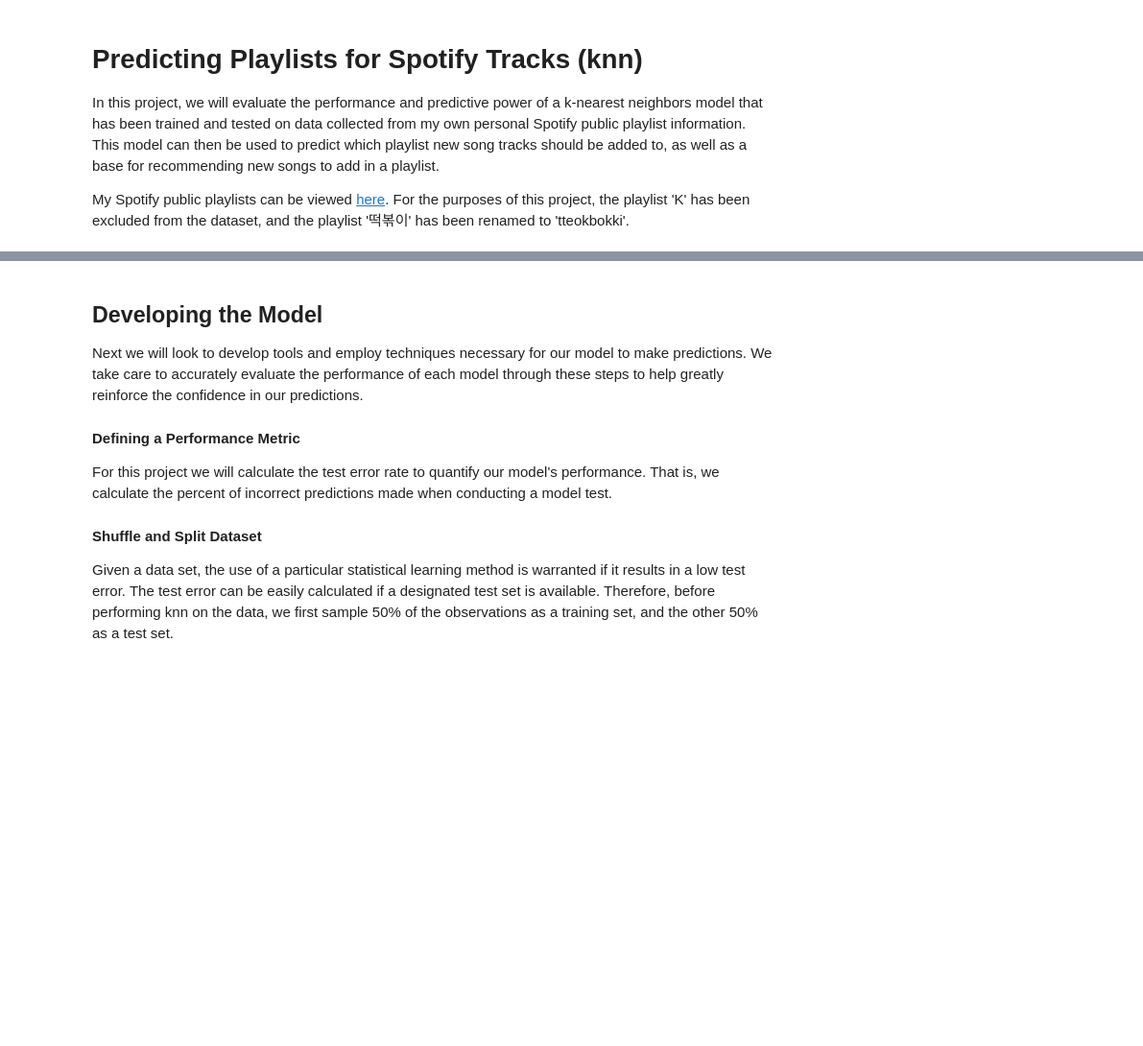
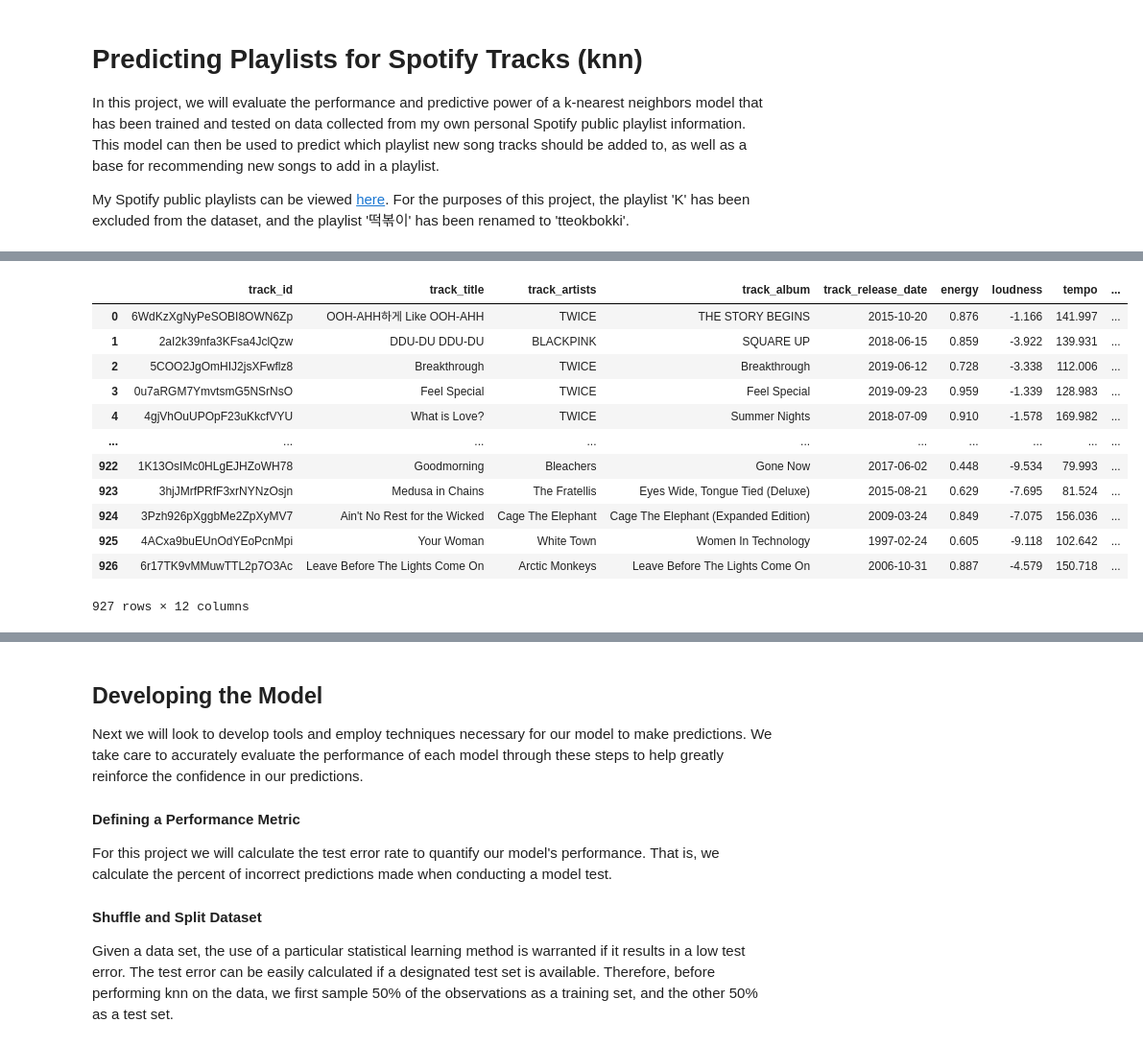
Before and after one commit to edwardD2/API_Spotify, a Jupyter notebook: knn_test.ipynb, the cells around one changed output, grey strips where cells are left out. Shown at 96% size. Drawn from its saved outputs; the diff is of its cells as text; code cells hidden in the pictures; blank space fills up the shorter version.

```diff
--- a/knn_test.ipynb
+++ b/knn_test.ipynb
@@ -14,0 +19,20 @@ from knn import *
+# %%
+names = ['tteokbokki', 'b', 'never forget', 'whatever simulation', 'untitled', 'i feel like', 'not edgy', 'doggo']
+artists = pd.read_csv('csv files/artists.csv', index_col=0)
+top_genres = pd.read_csv('csv files/genres.csv', index_col=0)
+df = pd.read_csv('csv files/tracks.csv', index_col=0)
+df
+# %% [output]
+|  | track_id | track_title | track_artists | track_album | track_release_date | energy | loudness | tempo | ... |
+| 0 | 6WdKzXgNyPeSOBI8OWN6Zp | OOH-AHH하게 Like OOH-AHH | TWICE | THE STORY BEGINS | 2015-10-20 | 0.876 | -1.166 | 141.997 | ... |
+| 1 | 2aI2k39nfa3KFsa4JclQzw | DDU-DU DDU-DU | BLACKPINK | SQUARE UP | 2018-06-15 | 0.859 | -3.922 | 139.931 | ... |
+| 2 | 5COO2JgOmHIJ2jsXFwflz8 | Breakthrough | TWICE | Breakthrough | 2019-06-12 | 0.728 | -3.338 | 112.006 | ... |
+| 3 | 0u7aRGM7YmvtsmG5NSrNsO | Feel Special | TWICE | Feel Special | 2019-09-23 | 0.959 | -1.339 | 128.983 | ... |
+| 4 | 4gjVhOuUPOpF23uKkcfVYU | What is Love? | TWICE | Summer Nights | 2018-07-09 | 0.910 | -1.578 | 169.982 | ... |
+| ... | ... | ... | ... | ... | ... | ... | ... | ... | ... |
+| 922 | 1K13OsIMc0HLgEJHZoWH78 | Goodmorning | Bleachers | Gone Now | 2017-06-02 | 0.448 | -9.534 | 79.993 | ... |
+| 923 | 3hjJMrfPRfF3xrNYNzOsjn | Medusa in Chains | The Fratellis | Eyes Wide, Tongue Tied (Deluxe) | 2015-08-21 | 0.629 | -7.695 | 81.524 | ... |
+| 924 | 3Pzh926pXggbMe2ZpXyMV7 | Ain't No Rest for the Wicked | Cage The Elephant | Cage The Elephant (Expanded Edition) | 2009-03-24 | 0.849 | -7.075 | 156.036 | ... |
+| 925 | 4ACxa9buEUnOdYEoPcnMpi | Your Woman | White Town | Women In Technology | 1997-02-24 | 0.605 | -9.118 | 102.642 | ... |
+| 926 | 6r17TK9vMMuwTTL2p7O3Ac | Leave Before The Lights Come On | Arctic Monkeys | Leave Before The Lights Come On | 2006-10-31 | 0.887 | -4.579 | 150.718 | ... |
+927 rows × 12 columns
```
Also changed, not shown: parts of 19 cells of this notebook.
